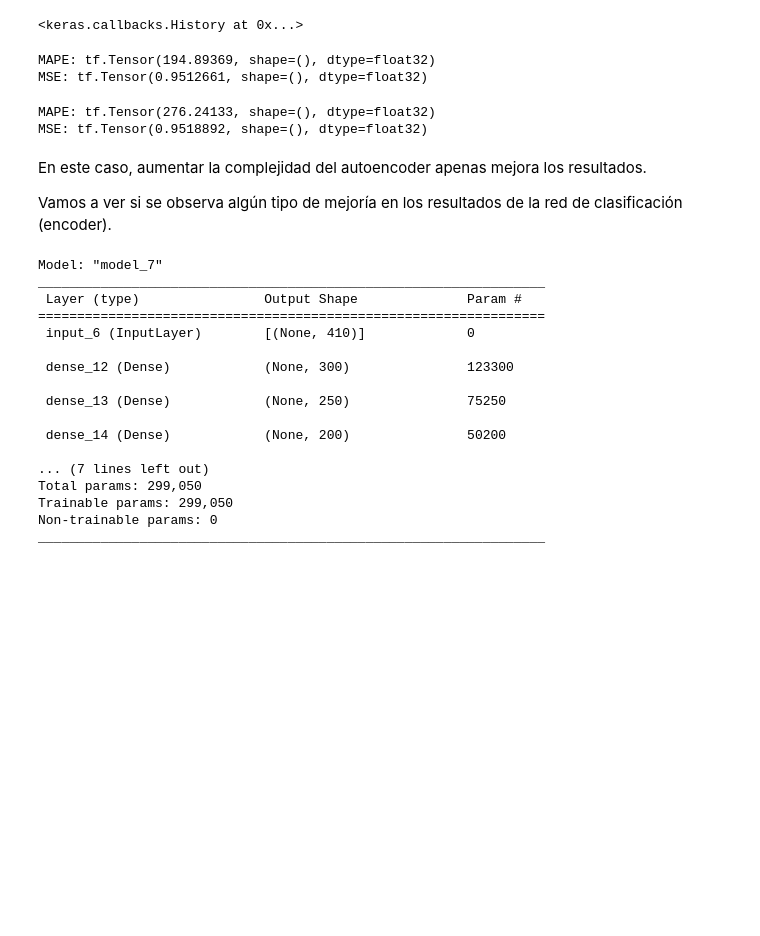
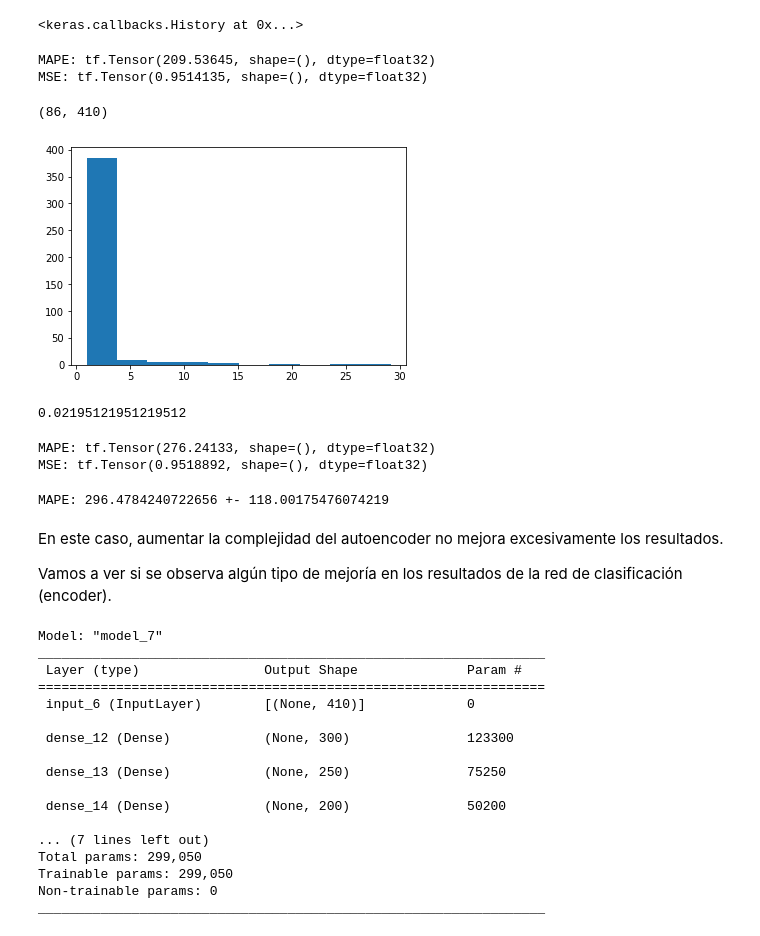
Before and after one commit to saralpzg/Kaggle_MLSP_Schizophrenia_Classification, a Jupyter notebook: Modelos/Autoencoder.ipynb, the cells around one changed output. Cells and saved outputs as stored; diff of their text form; code cells hidden in the pictures; blank space fills up the shorter version.

Commit message:
Results for Chapter 4

```diff
--- a/Modelos/Autoencoder.ipynb
+++ b/Modelos/Autoencoder.ipynb
@@ -376,13 +376,31 @@ Epoch 200/200
 <keras.callbacks.History at 0x...>
 # %%
 autoencoder3.save("autoencoder3.h5")
+# %%
+autoencoder3 = models.load_model("autoencoder3.h5")
 # %%
-# ERROR SOBRE X_train (etiquetados)
-X_train_pred = autoencoder3.predict(X_train)
+# ERROR SOBRE X_train_tot (etiquetados)
+X_train_tot_pred = autoencoder3.predict(X_train_tot)
 
-print("MAPE:", mape(X_train, X_train_pred))
-print("MSE:", mse(X_train, X_train_pred))
+print("MAPE:", mape(X_train_tot, X_train_tot_pred))
+print("MSE:", mse(X_train_tot, X_train_tot_pred))
 # %% [output]
-MAPE: tf.Tensor(194.89369, shape=(), dtype=float32)
-MSE: tf.Tensor(0.9512661, shape=(), dtype=float32)
+MAPE: tf.Tensor(209.53645, shape=(), dtype=float32)
+MSE: tf.Tensor(0.9514135, shape=(), dtype=float32)
+# %%
+mape_tmp = np.abs((X_train_tot - X_train_tot_pred) / X_train_tot)
+mape_tmp.shape
+# %% [output]
+(86, 410)
+# %%
+import matplotlib.pyplot as plt
+
+plt.hist(mape_tmp.mean(axis=0))
+plt.show()
+# %% [output]
+[figure, added]
+# %%
+(mape_tmp.mean(axis=0) < 1).mean()
+# %% [output]
+0.02195121951219512
 # %%
@@ -394,8 +412,25 @@ print("MSE:", mse(test_kaggle, test_kaggle_pred))
 # %% [output]
 MAPE: tf.Tensor(276.24133, shape=(), dtype=float32)
 MSE: tf.Tensor(0.9518892, shape=(), dtype=float32)
+# %%
+samples_num = 100
+mape_samples = []
+
+for _ in range(samples_num):
+
+    args = np.random.choice(a=np.arange(0, test_kaggle.shape[0]), size=86, replace=False)
+
+    test_kaggle_reduc = test_kaggle[args, :]
+
+    y_pred_kaggle_reduc = autoencoder.predict(test_kaggle_reduc)
+    tmp_mape = mape(test_kaggle_reduc, y_pred_kaggle_reduc)
+    mape_samples.append(tmp_mape)
+
+print(f'MAPE: {np.mean(mape_samples)} +- {np.std(mape_samples)}')
+# %% [output]
+MAPE: 296.4784240722656 +- 118.00175476074219
 # %% [markdown]
-En este caso, aumentar la complejidad del autoencoder apenas mejora los resultados.
+En este caso, aumentar la complejidad del autoencoder no mejora excesivamente los resultados.
 
 Vamos a ver si se observa algún tipo de mejoría en los resultados de la red de clasificación (encoder).
 # %%
```
Also changed, not shown: parts of 11 cells of this notebook, 3 other files.
